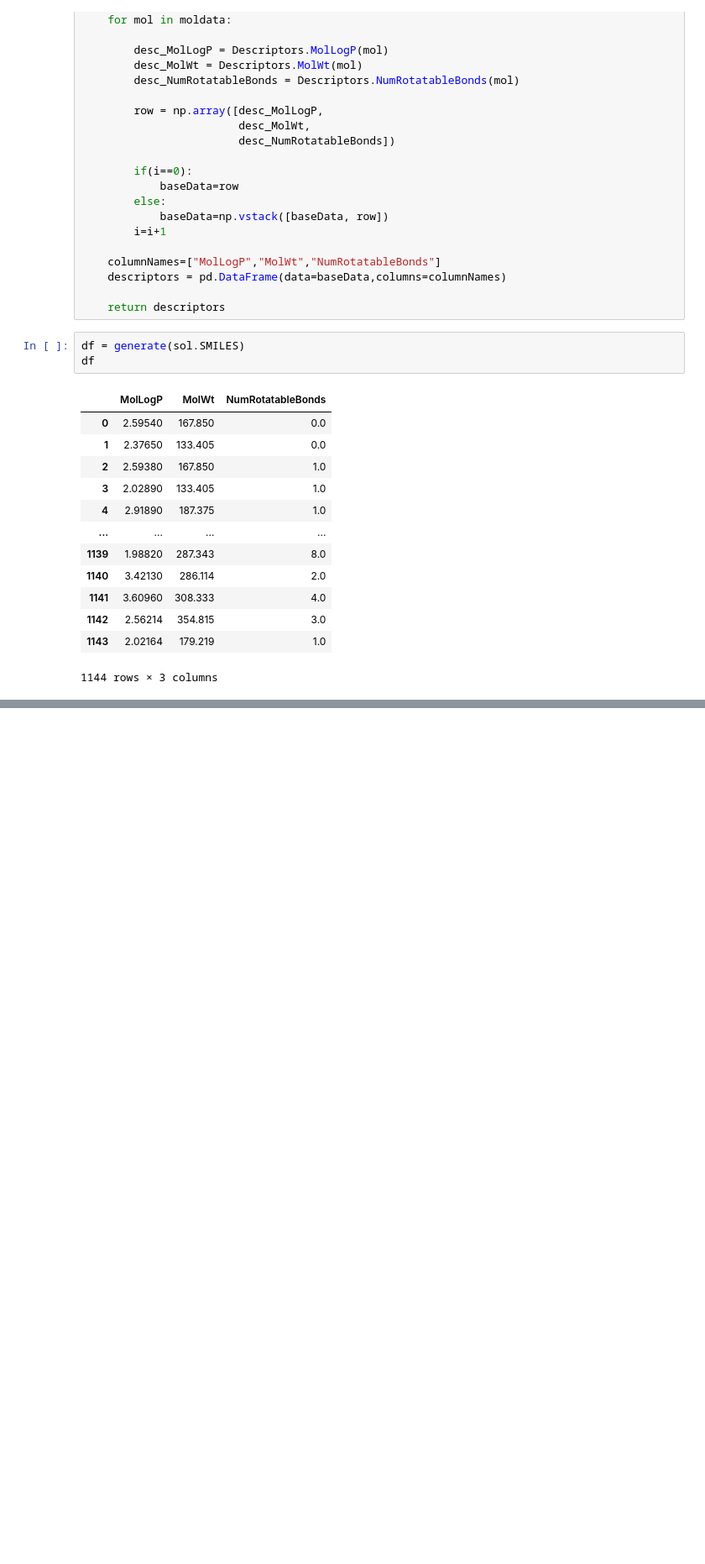
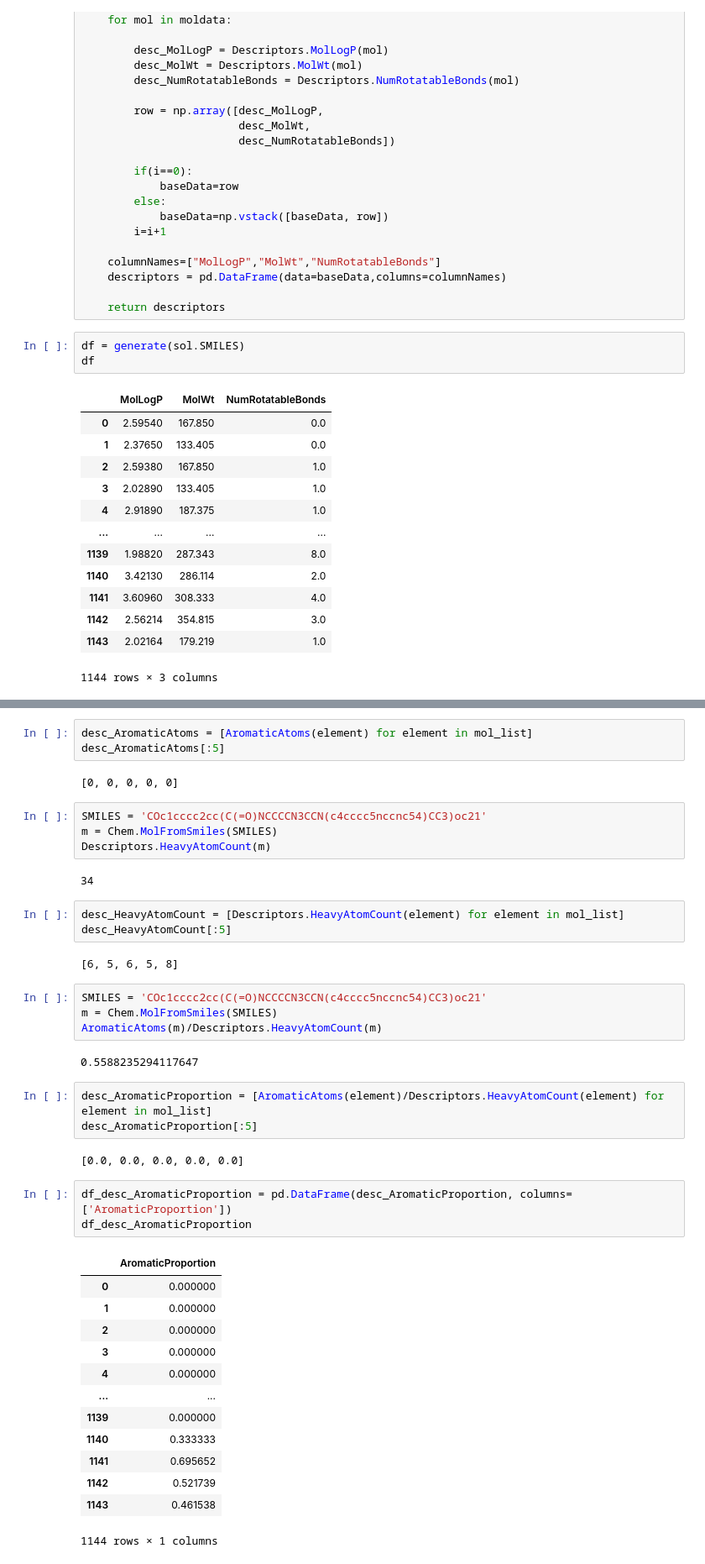
Before and after one commit to michhottinger/biochem, a Jupyter notebook: code/bio.ipynb, the cells around one changed output, grey strips where cells are left out. Shown: that part at 84% size. Cells and saved outputs as stored; diff of their text form; blank space fills up the shorter version.

```diff
--- a/code/bio.ipynb
+++ b/code/bio.ipynb
@@ -144,0 +181,44 @@ df
+# %%
+desc_AromaticAtoms = [AromaticAtoms(element) for element in mol_list]
+desc_AromaticAtoms[:5]
+# %% [output]
+[0, 0, 0, 0, 0]
+# %%
+SMILES = 'COc1cccc2cc(C(=O)NCCCCN3CCN(c4cccc5nccnc54)CC3)oc21'
+m = Chem.MolFromSmiles(SMILES)
+Descriptors.HeavyAtomCount(m)
+# %% [output]
+34
+# %%
+desc_HeavyAtomCount = [Descriptors.HeavyAtomCount(element) for element in mol_list]
+desc_HeavyAtomCount[:5]
+# %% [output]
+[6, 5, 6, 5, 8]
+# %%
+SMILES = 'COc1cccc2cc(C(=O)NCCCCN3CCN(c4cccc5nccnc54)CC3)oc21'
+m = Chem.MolFromSmiles(SMILES)
+AromaticAtoms(m)/Descriptors.HeavyAtomCount(m)
+# %% [output]
+0.5588235294117647
+# %%
+desc_AromaticProportion = [AromaticAtoms(element)/Descriptors.HeavyAtomCount(element) for element in mol_list]
+desc_AromaticProportion[:5]
+# %% [output]
+[0.0, 0.0, 0.0, 0.0, 0.0]
+# %%
+df_desc_AromaticProportion = pd.DataFrame(desc_AromaticProportion, columns=['AromaticProportion'])
+df_desc_AromaticProportion
+# %% [output]
+|  | AromaticProportion |
+| 0 | 0.000000 |
+| 1 | 0.000000 |
+| 2 | 0.000000 |
+| 3 | 0.000000 |
+| 4 | 0.000000 |
+| ... | ... |
+| 1139 | 0.000000 |
+| 1140 | 0.333333 |
+| 1141 | 0.695652 |
+| 1142 | 0.521739 |
+| 1143 | 0.461538 |
+1144 rows × 1 columns
```
Also changed, not shown: parts of 7 cells of this notebook.
